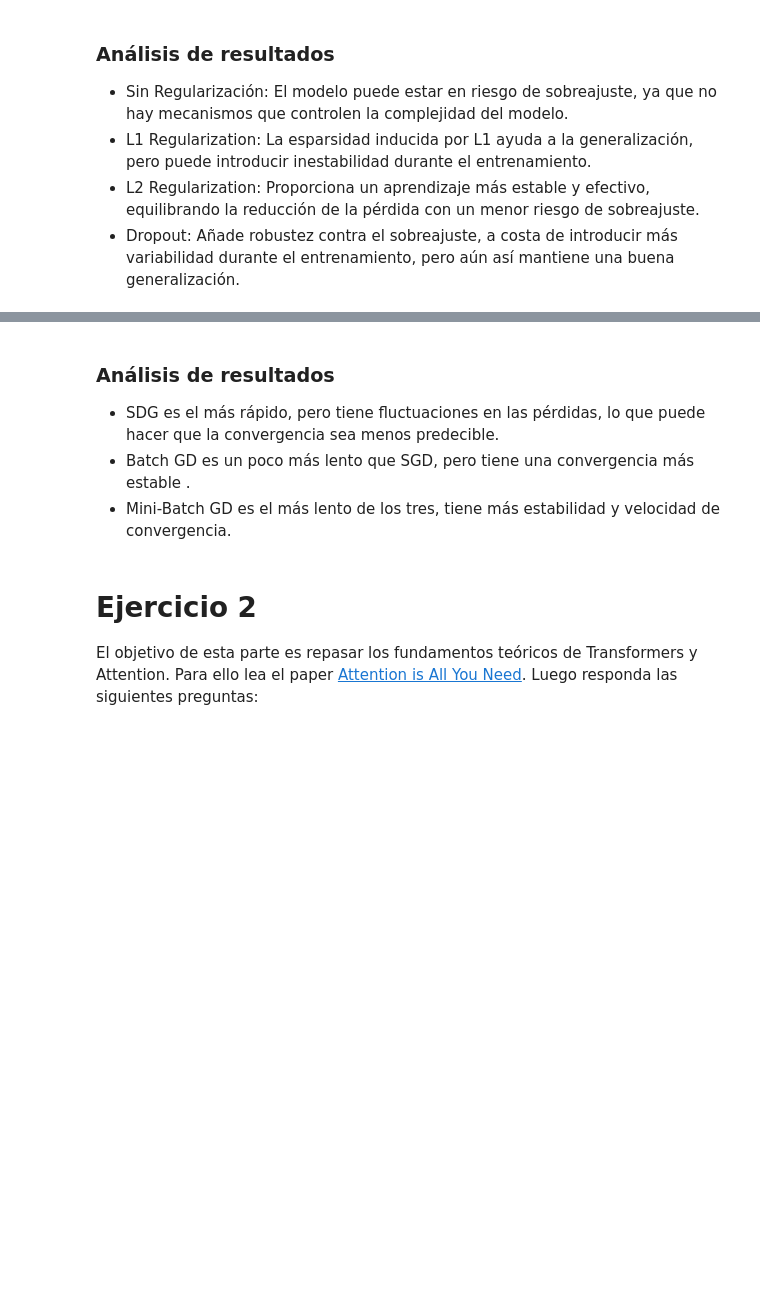
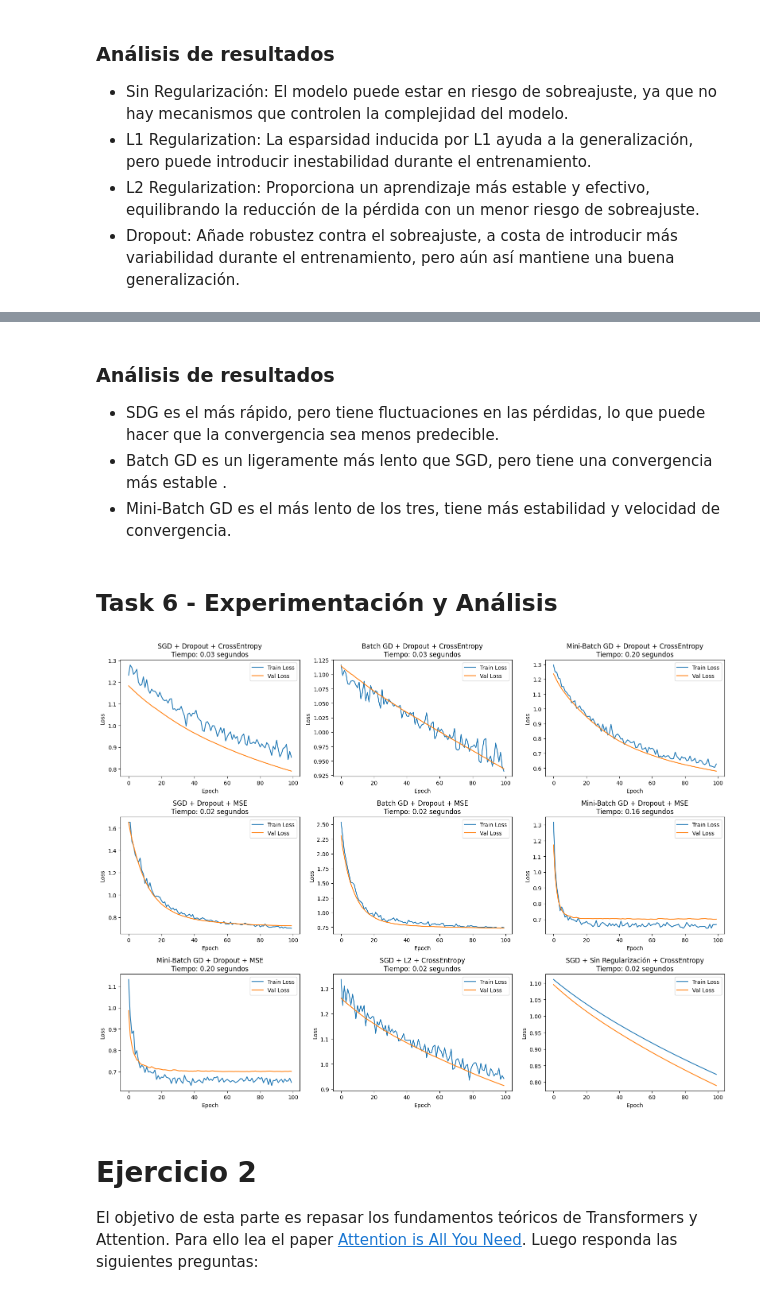
Before and after one commit to FerEsq/DL-HDT-02, a Jupyter notebook: hdt2.ipynb, the cells around one changed output, grey strips where cells are left out. Saved outputs shown, nothing was run; the diff lists cells and outputs as text; code cells hidden in the pictures; blank space fills up the shorter version.

Commit message:
task 6

```diff
--- a/hdt2.ipynb
+++ b/hdt2.ipynb
@@ -545,5 +556,7 @@ plt.show()
 # %% [markdown]
 ### Análisis de resultados
 - SDG es el más rápido, pero tiene fluctuaciones en las pérdidas, lo que puede hacer que la convergencia sea menos predecible.
-- Batch GD es un poco más lento que SGD, pero tiene una convergencia más estable .
+- Batch GD es un ligeramente más lento que SGD, pero tiene una convergencia más estable .
 - Mini-Batch GD es el más lento de los tres, tiene más estabilidad y velocidad de convergencia.
+# %% [markdown]
+## Task 6 - Experimentación y Análisis
@@ -550,3 +624,46 @@ plt.show()
+# %%
+# Batch GD + Dropout + MSELoss
+model_minibatch_mse = SimpleNN(input_size=X_train.shape[1], hidden_size=10, output_size=1, dropout_prob=0.5)
+optimizer_minibatch_mse = optim.SGD(model_minibatch_mse.parameters(), lr=0.01)
+train_losses_minibatch_mse, val_losses_minibatch_mse, time_minibatch_mse = train_model_minibatch(model_minibatch_mse, nn.MSELoss(), optimizer_minibatch_mse, train_loader, X_val, y_val.float(), epochs=100)
+results.append(('Mini-Batch GD + Dropout + MSE', train_losses_minibatch_mse, val_losses_minibatch_mse, time_minibatch_mse))
+# %%
+# SGD + L1 + CrossEntropyLoss (continuación)
+model_minibatch_mse = SimpleNN(input_size=X_train.shape[1], hidden_size=10, output_size=1, dropout_prob=0.5)
+optimizer_minibatch_mse = optim.SGD(model_minibatch_mse.parameters(), lr=0.01)
+train_losses_minibatch_mse, val_losses_minibatch_mse, time_minibatch_mse = train_model_minibatch(model_minibatch_mse, nn.MSELoss(), optimizer_minibatch_mse, train_loader, X_val, y_val.float(), epochs=100)
+results.append(('Mini-Batch GD + Dropout + MSE', train_losses_minibatch_mse, val_losses_minibatch_mse, time_minibatch_mse))
+# %%
+# SGD + L2 + CrossEntropyLoss
+model_l2 = SimpleNN(input_size=X_train.shape[1], hidden_size=10, output_size=len(np.unique(y)), dropout_prob=0.5)
+optimizer_l2 = optim.SGD(model_l2.parameters(), lr=0.01, weight_decay=0.01)  # L2 soportado por weight_decay
+
+train_losses_l2, val_losses_l2, time_l2 = train_model_with_time(model_l2, nn.CrossEntropyLoss(), optimizer_l2, X_train, y_train, X_val, y_val, epochs=100)
+results.append(('SGD + L2 + CrossEntropy', train_losses_l2, val_losses_l2, time_l2))
+# %%
+# SGD + Sin Regularización + CrossEntropyLoss
+model_no_reg = SimpleNN(input_size=X_train.shape[1], hidden_size=10, output_size=len(np.unique(y)), dropout_prob=0)  # Sin dropout
+optimizer_no_reg = optim.SGD(model_no_reg.parameters(), lr=0.01, weight_decay=0)  # Sin L1 ni L2
+
+train_losses_no_reg, val_losses_no_reg, time_no_reg = train_model_with_time(model_no_reg, nn.CrossEntropyLoss(), optimizer_no_reg, X_train, y_train, X_val, y_val, epochs=100)
+results.append(('SGD + Sin Regularización + CrossEntropy', train_losses_no_reg, val_losses_no_reg, time_no_reg))
+# %%
+# Resultados
+plt.figure(figsize=(16, 12))
+
+for i, (label, train_loss, val_loss, train_time) in enumerate(results):
+    plt.subplot(3, 3, i+1)
+    plt.plot(train_loss, label='Train Loss')
+    plt.plot(val_loss, label='Val Loss')
+    plt.title(f'{label}\nTiempo: {train_time:.2f} segundos')
+    plt.xlabel('Epoch')
+    plt.ylabel('Loss')
+    plt.legend()
+
+plt.tight_layout()
+plt.show()
+# %% [output]
+[figure, added]
 # %% [markdown]
 # Ejercicio 2
 
```
Also changed, not shown: parts of 18 cells of this notebook.
